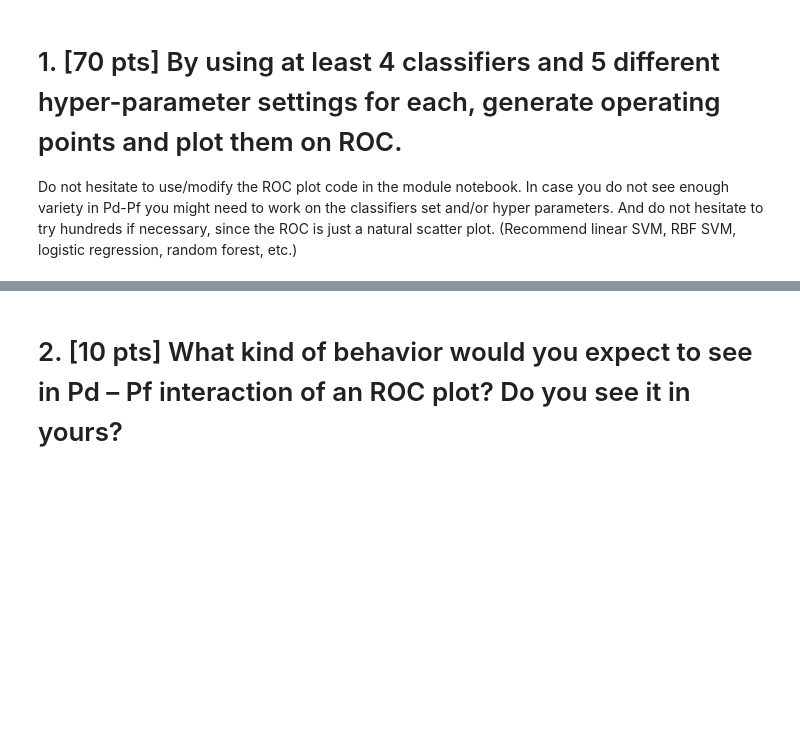
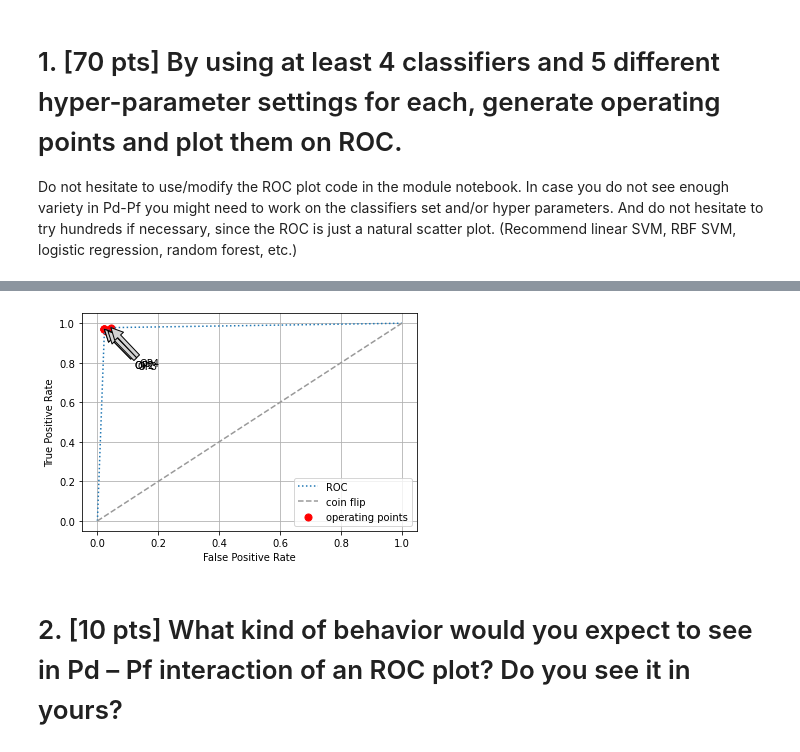
Before and after one commit to andrewcchan/jhuappliedmlcourse, a Jupyter notebook: Mod 4/Chan-Assign4.ipynb, the cells around one changed output, grey strips where cells are left out. Saved outputs shown, nothing was run; the diff lists cells and outputs as text; code cells hidden in the pictures; blank space fills up the shorter version.

```diff
--- a/Mod 4/Chan-Assign4.ipynb
+++ b/Mod 4/Chan-Assign4.ipynb
@@ -79,0 +103,2 @@ SVM, RBF SVM, logistic regression, random forest, etc.)
+# %%
+X_train, X_test, y_train, y_test = train_test_split(X, y, test_size = 0.99, random_state=0)
@@ -80,3 +206,29 @@ SVM, RBF SVM, logistic regression, random forest, etc.)
+# %%
+
+# Sorts the points to display nicely on ROC
+FPR, TPR = zip(*sorted(zip(FPR, TPR)))
+fpr = [0.]+list(FPR)+[1.]; tpr = [0.]+list(TPR)+[1.]
+
+# Plot
+fig, ax = plt.subplots()
+plt.plot(fpr, tpr, ':', label='ROC')
+plt.scatter(FPR, TPR, 50, color='red', marker='o', label='operating points')
+plt.plot([0, 1], [0, 1], linestyle='--', color=(0.6, 0.6, 0.6), label='coin flip')
+
+# Annotate certain operating points
+annot(1, fpr[1], tpr[1])
+annot(2, fpr[4], tpr[4])
+annot(3, fpr[8], tpr[8])
+annot(4, fpr[9], tpr[9])
+
+# Labels
+plt.xlabel('False Positive Rate')
+plt.ylabel('True Positive Rate')
+plt.legend(loc='lower right')
+plt.grid()
+plt.show()
+# %% [output]
+[figure, added]
 # %% [markdown]
 # 2. [10 pts] What kind of behavior would you expect to see in Pd – Pf interaction of an ROC plot? Do you see it in yours?
 # %% [markdown]
```
Also changed, not shown: parts of 23 cells of this notebook, 1 other file.
